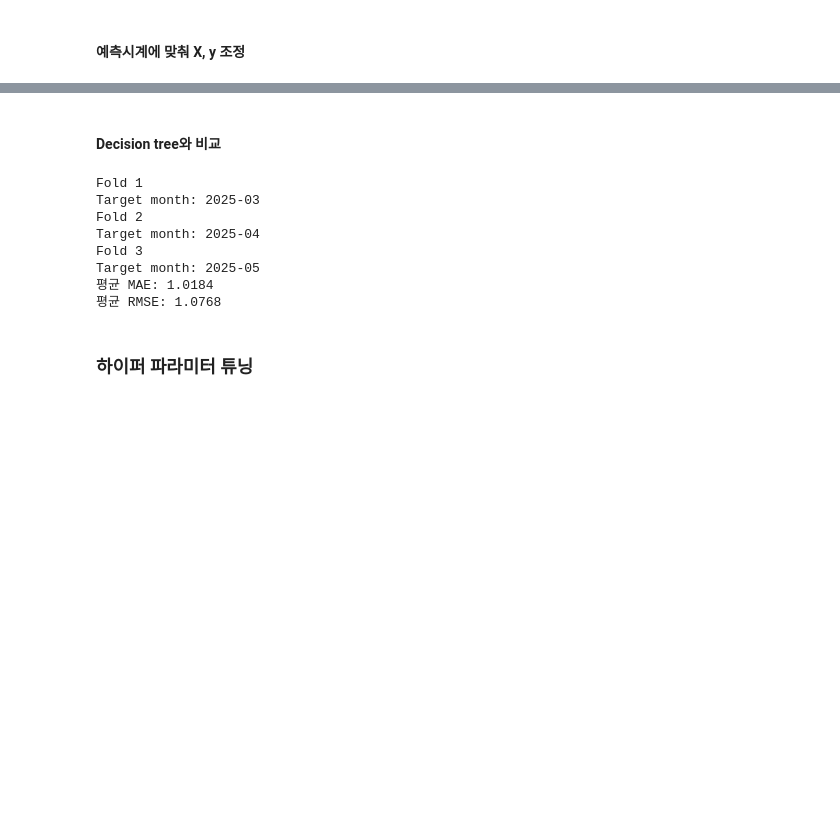
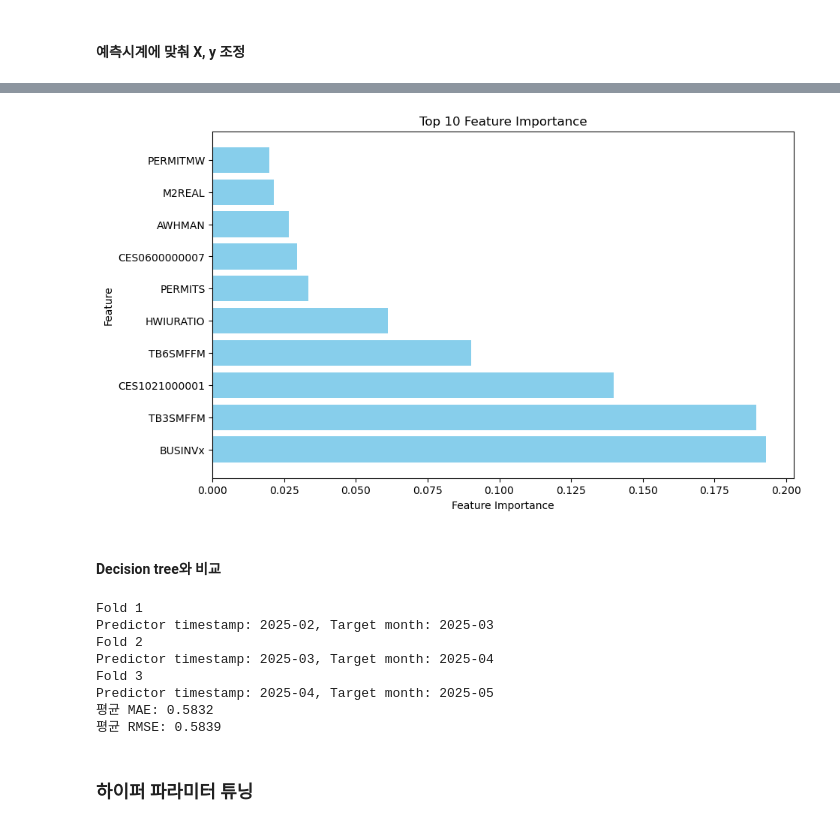
Before and after one commit to changhoon0807/bigdata, a Jupyter notebook: ml/ml.ipynb, the cells around one changed output, grey strips where cells are left out. Cells and saved outputs as stored; diff of their text form; code cells hidden in the pictures; blank space fills up the shorter version.

```diff
--- a/ml/ml.ipynb
+++ b/ml/ml.ipynb
@@ -29,5 +33,5 @@ transformer = ml.FredMdTransformer(meta, id_col='fred', tcode_col='tcode')
 # %%
 df = transformer.transform(df_raw)
 # %%
-df = df.fillna(method = 'ffill')
+df = df.ffill() # fillna(method='ffill')
 df = df.dropna(axis = 0)
@@ -89,0 +122,3 @@ Target month: 2025-05
+# %%
+top_imp = pd.DataFrame({'RF': model.feature_importances_}, index=X2.columns).nlargest(10, 'RF')
+top_imp.sort_values('RF', ascending=False).head(10) # ascending=False → 내림차순
@@ -90,3 +137,14 @@ Target month: 2025-05
+# %%
+import matplotlib.pyplot as plt
+
+plt.figure(figsize=(10, 6))
+plt.barh(top_imp.index, top_imp['RF'], color='skyblue')
+plt.xlabel('Feature Importance')
+plt.ylabel('Feature')
+plt.title('Top 10 Feature Importance')
+plt.show()
+# %% [output]
+[figure, added]
 # %% [markdown]
 #### Decision tree와 비교
 # %%
@@ -98,7 +156,7 @@ pred = []
 for fold, (train_idx, test_idx) in enumerate(tscv.split(X2), 1):
     print(f"Fold {fold}")
     tm = (y2.index[test_idx] + MonthBegin(hor)).strftime('%Y-%m') # target month
-    print(f"Target month: {tm[0]}") # 예측시계별 Xy 조정으로 실제 예측시점은 1개월 뒤
+    print(f"Predictor timestamp: {X2.index[test_idx].strftime('%Y-%m')[0]}, Target month: {tm[0]}") # 예측시계별 Xy 조정으로 실제 예측시점은 1개월 뒤
 
     X_train, X_test = X2.iloc[train_idx], X2.iloc[test_idx]
     y_train, y_test = y2.iloc[train_idx], y2.iloc[test_idx]
@@ -114,13 +172,13 @@ print("평균 MAE:", np.round(mean_absolute_error(actual, pred), 4))
 print("평균 RMSE:", np.round(np.sqrt(mean_squared_error(actual, pred)), 4))
 # %% [output]
 Fold 1
-Target month: 2025-03
+Predictor timestamp: 2025-02, Target month: 2025-03
 Fold 2
-Target month: 2025-04
+Predictor timestamp: 2025-03, Target month: 2025-04
 Fold 3
-Target month: 2025-05
-평균 MAE: 1.0184
-평균 RMSE: 1.0768
+Predictor timestamp: 2025-04, Target month: 2025-05
+평균 MAE: 0.5832
+평균 RMSE: 0.5839
 # %% [markdown]
 ### 하이퍼 파라미터 튜닝
 # %%
```
Also changed, not shown: parts of 34 cells of this notebook, 1 other file.
